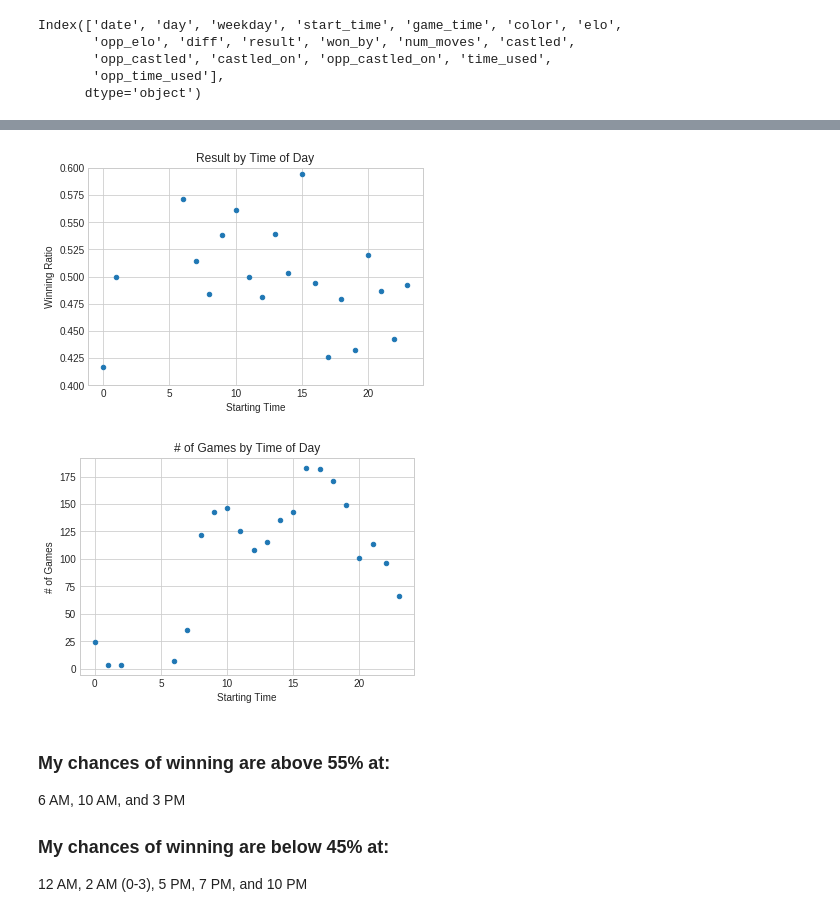
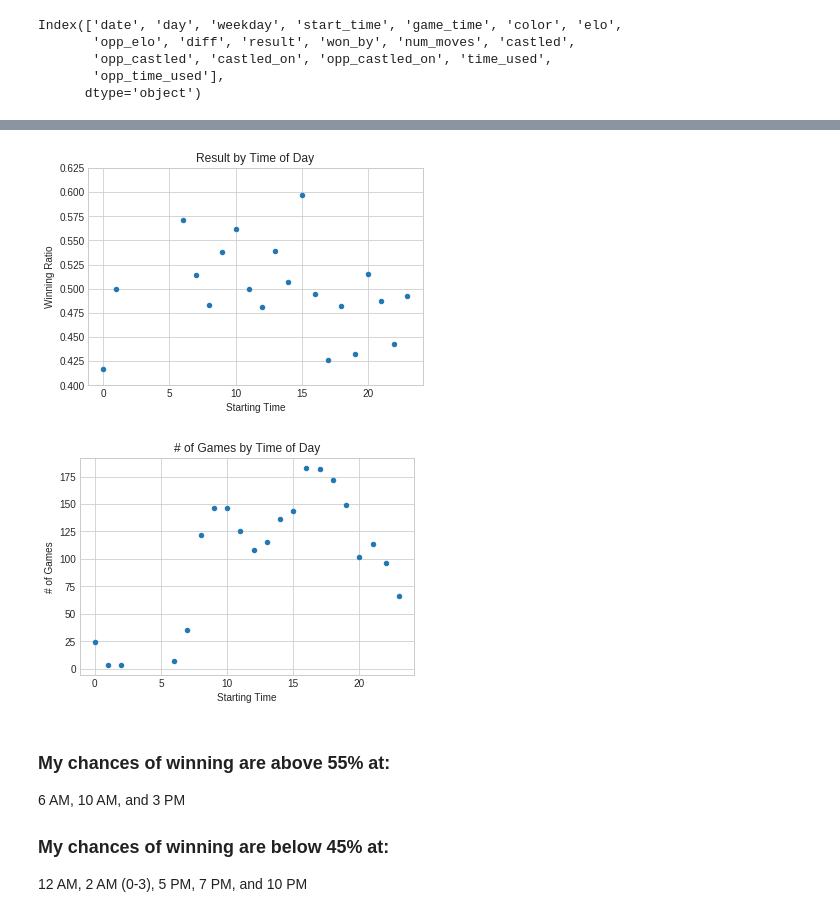
Before and after one commit to Data-is-life/lots-of-data, a Jupyter notebook: src/Chess_analysis.ipynb, the cells around one changed output, grey strips where cells are left out. Drawn from its saved outputs; the diff is of its cells as text; code cells hidden in the pictures.

```diff
--- a/src/Chess_analysis.ipynb
+++ b/src/Chess_analysis.ipynb
@@ -36,21 +36,22 @@ len(df)
 # %%
 df_mean_by_start_time = df.groupby('start_time').mean()
 
 df_mean_by_start_time.reset_index(inplace=True)
-df_mean_by_start_time.plot.scatter(x='start_time', y='result', ylim=(0.4, 0.6),
+df_mean_by_start_time.plot.scatter(x='start_time', y='result',
                                    title='Result by Time of Day', legend=False)
+plt.ylim(0.4, 0.625)
 plt.ylabel('Winning Ratio')
 plt.xlabel('Starting Time')
 df_count_by_start_time = df.groupby('start_time').count()
 df_count_by_start_time.reset_index(inplace=True)
 df_count_by_start_time.plot.scatter(x='start_time', y='result',
                                     title='# of Games by Time of Day',
                                     legend=False)
 plt.ylabel('# of Games')
 plt.xlabel('Starting Time')
 plt.show()
 # %% [output]
-[figure, old version]
+[figure, new version]
 [figure]
 # %% [markdown]
 ### My chances of winning are above 55% at:
```
Also changed, not shown: parts of 12 cells of this notebook, 8 other files.
